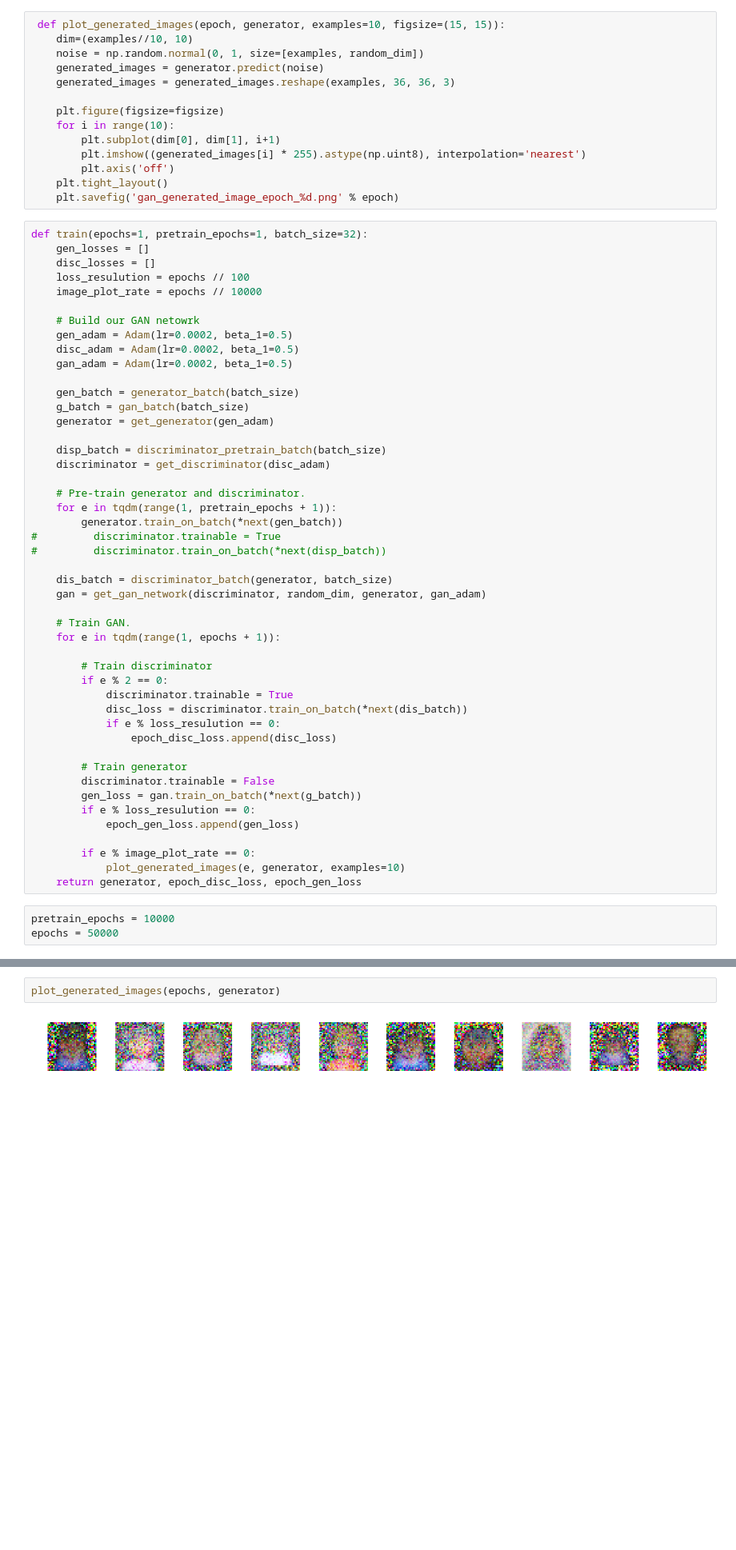
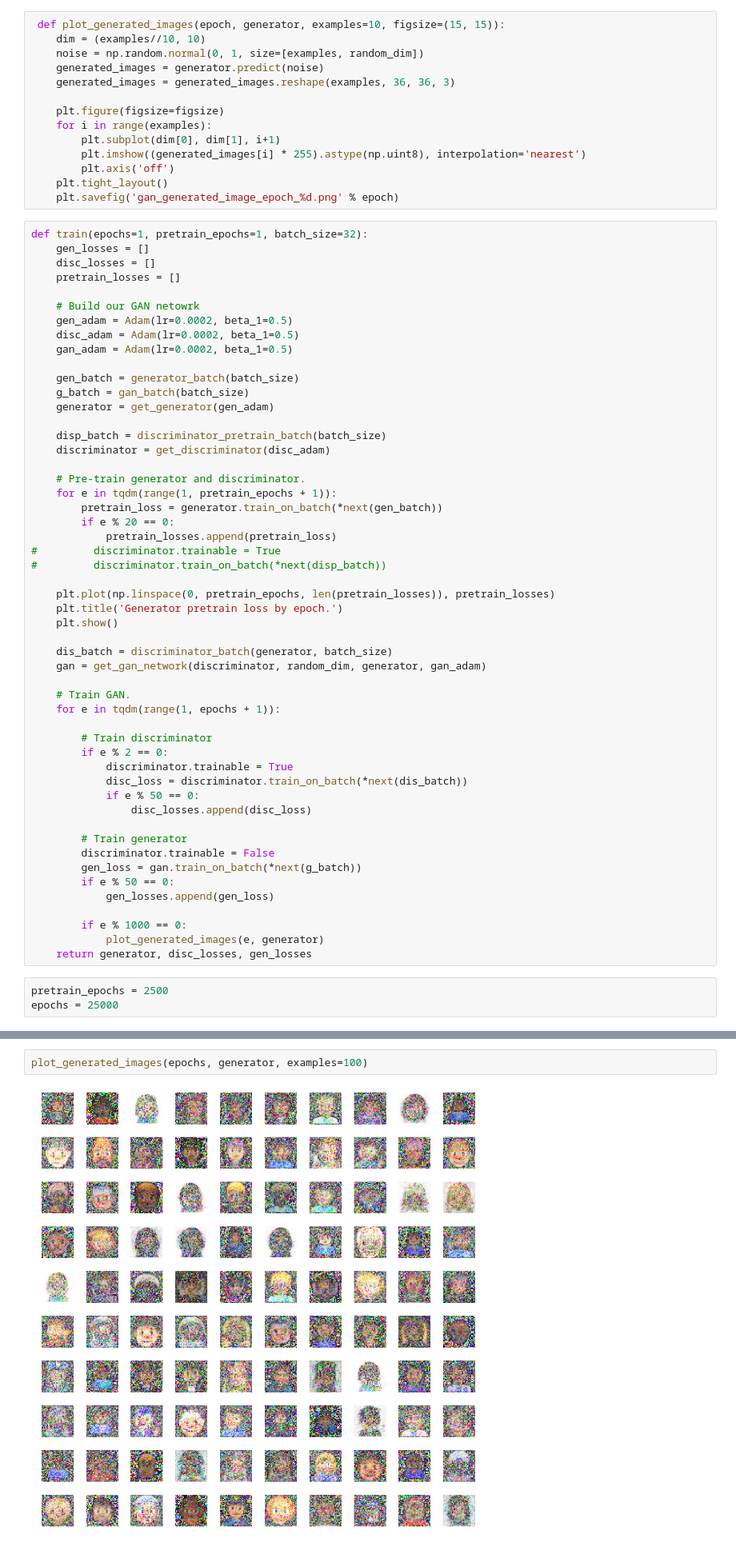
Before and after one commit to llpk79/emoji-gan, a Jupyter notebook: ganji.ipynb, the cells around one changed output, grey strips where cells are left out. Shown at 80% size. Drawn from its saved outputs; the diff is of its cells as text; blank space fills up the shorter version.

Commit message:
bs 128, pretrain 2500, epochs 25000

```diff
--- a/ganji.ipynb
+++ b/ganji.ipynb
@@ -187,12 +195,12 @@ def plot_losses(epochs, disc_losses: list, gen_losses: list):
 # %%
  def plot_generated_images(epoch, generator, examples=10, figsize=(15, 15)):
-    dim=(examples//10, 10)
+    dim = (examples//10, 10)
     noise = np.random.normal(0, 1, size=[examples, random_dim])
     generated_images = generator.predict(noise)
     generated_images = generated_images.reshape(examples, 36, 36, 3)
 
     plt.figure(figsize=figsize)
-    for i in range(10):
+    for i in range(examples):
         plt.subplot(dim[0], dim[1], i+1)
         plt.imshow((generated_images[i] * 255).astype(np.uint8), interpolation='nearest')
         plt.axis('off')
@@ -202,8 +210,7 @@ def plot_losses(epochs, disc_losses: list, gen_losses: list):
 def train(epochs=1, pretrain_epochs=1, batch_size=32):
     gen_losses = []
     disc_losses = []
-    loss_resulution = epochs // 100
-    image_plot_rate = epochs // 10000
+    pretrain_losses = []
 
     # Build our GAN netowrk
     gen_adam = Adam(lr=0.0002, beta_1=0.5)
@@ -219,9 +226,15 @@ def train(epochs=1, pretrain_epochs=1, batch_size=32):
 
     # Pre-train generator and discriminator.
     for e in tqdm(range(1, pretrain_epochs + 1)):
-        generator.train_on_batch(*next(gen_batch))
+        pretrain_loss = generator.train_on_batch(*next(gen_batch))
+        if e % 20 == 0:
+            pretrain_losses.append(pretrain_loss)
 #         discriminator.trainable = True
 #         discriminator.train_on_batch(*next(disp_batch))
+
+    plt.plot(np.linspace(0, pretrain_epochs, len(pretrain_losses)), pretrain_losses)
+    plt.title('Generator pretrain loss by epoch.')
+    plt.show()
 
     dis_batch = discriminator_batch(generator, batch_size)
     gan = get_gan_network(discriminator, random_dim, generator, gan_adam)
@@ -233,20 +246,20 @@ def train(epochs=1, pretrain_epochs=1, batch_size=32):
         if e % 2 == 0:
             discriminator.trainable = True
             disc_loss = discriminator.train_on_batch(*next(dis_batch))
-            if e % loss_resulution == 0:
-                epoch_disc_loss.append(disc_loss)
+            if e % 50 == 0:
+                disc_losses.append(disc_loss)
 
         # Train generator
         discriminator.trainable = False
         gen_loss = gan.train_on_batch(*next(g_batch))
-        if e % loss_resulution == 0:
-            epoch_gen_loss.append(gen_loss)
+        if e % 50 == 0:
+            gen_losses.append(gen_loss)
 
-        if e % image_plot_rate == 0:
-            plot_generated_images(e, generator, examples=10)
-    return generator, epoch_disc_loss, epoch_gen_loss
+        if e % 1000 == 0:
+            plot_generated_images(e, generator)
+    return generator, disc_losses, gen_losses
 # %%
-pretrain_epochs = 10000
-epochs = 50000
+pretrain_epochs = 2500
+epochs = 25000
 # %%
 generator, disc_loss, gen_loss = train(epochs=epochs, pretrain_epochs=pretrain_epochs, batch_size=128)
@@ -253,7 +280,7 @@ generator, disc_loss, gen_loss = train(epochs=epochs, pretrain_epochs=pretrain_e
 # %%
-plot_generated_images(epochs, generator)
+plot_generated_images(epochs, generator, examples=100)
 # %% [output]
-[figure, old version]
+[figure, new version]
 # %%
 plot_losses(epochs, disc_loss, gen_loss)
 # %% [output]
```
Also changed, not shown: parts of 9 cells of this notebook, 1 other file.
